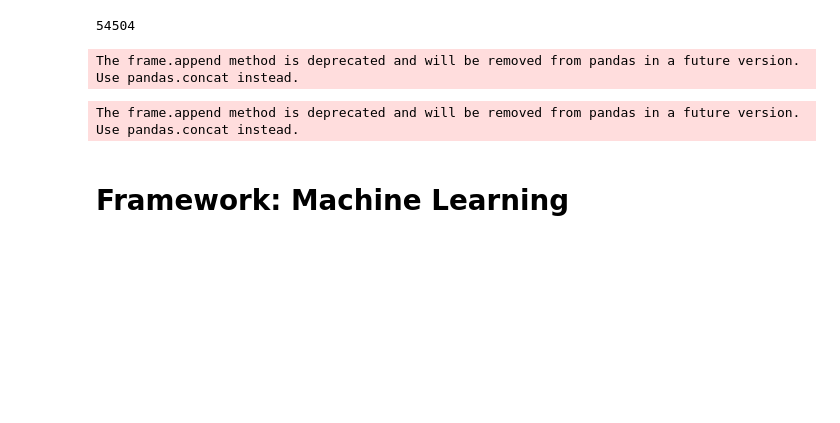
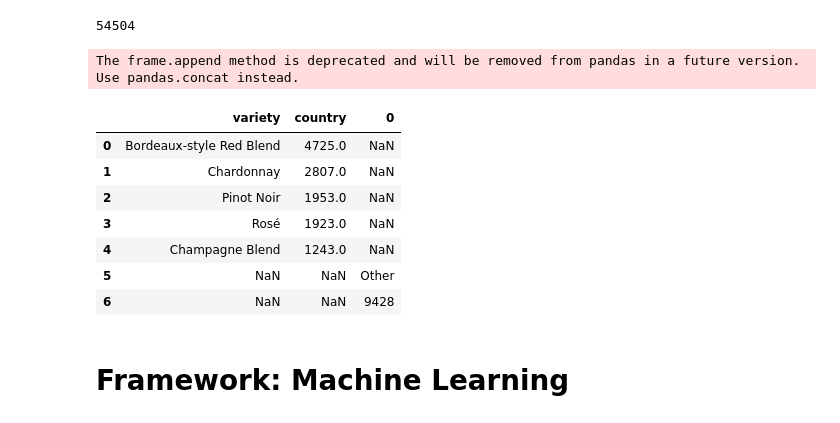
Before and after one commit to Frans-Grau/Checkpoint-January, a Jupyter notebook: EDA/FGG_Checkpoint4.ipynb, the cells around one changed output. Cells and saved outputs as stored; diff of their text form; code cells hidden in the pictures; blank space fills up the shorter version.

```diff
--- a/EDA/FGG_Checkpoint4.ipynb
+++ b/EDA/FGG_Checkpoint4.ipynb
@@ -114,13 +114,21 @@ The frame.append method is deprecated and will be removed from pandas in a futur
 # %%
 ### top 10 varieties inside a country
 varietyxcountry = wines[wines['country']=='France']
 vxccounts = varietyxcountry.groupby("variety")['country'].count().reset_index().sort_values('country',ascending=False)
-top_7 = vxccounts[:7]
-other = vxccounts[7:].sum()
+top_7 = vxccounts[:5]
+other = vxccounts[5:].sum()
 other["variety"] = "Other"
-vxccounts = top_7.append(other, ignore_index=True)
-
-fig5 = px.pie(vxccounts, values="country", names="variety",hole=.5)
-fig5.show()
+vxccounts = pd.concat([top_7, other],axis=0,ignore_index=True)
+other
+vxccounts
+# fig5 = px.pie(vxccounts, values="country", names="variety",hole=.5)
+# fig5.show()
 # %% [output]
-The frame.append method is deprecated and will be removed from pandas in a future version. Use pandas.concat instead.
+|  | variety | country | 0 |
+| 0 | Bordeaux-style Red Blend | 4725.0 | NaN |
+| 1 | Chardonnay | 2807.0 | NaN |
+| 2 | Pinot Noir | 1953.0 | NaN |
+| 3 | Rosé | 1923.0 | NaN |
+| 4 | Champagne Blend | 1243.0 | NaN |
+| 5 | NaN | NaN | Other |
+| 6 | NaN | NaN | 9428 |
```
Also changed, not shown: parts of 1 cell of this notebook.
